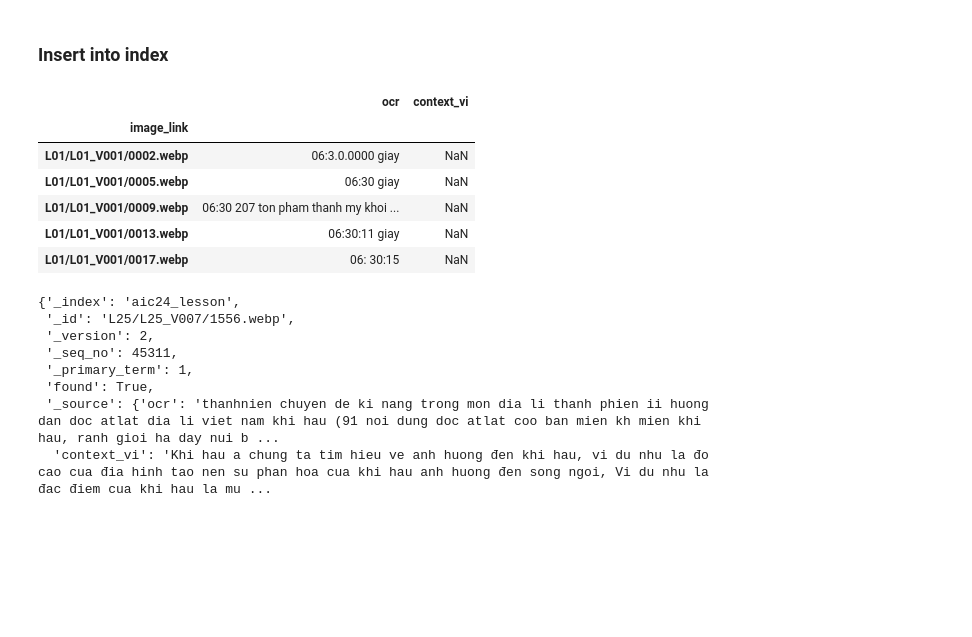
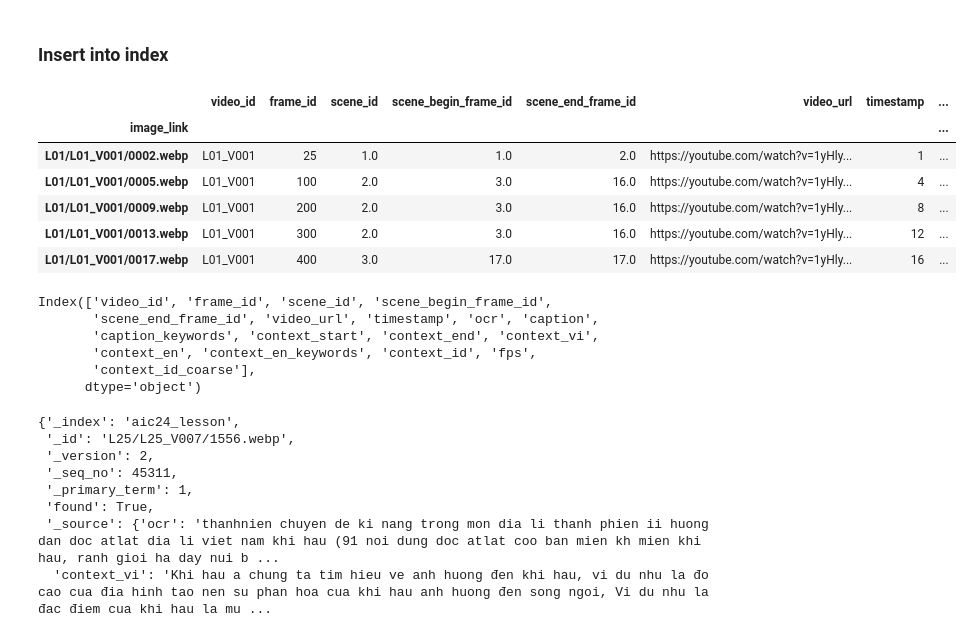
Before and after one commit to praiseTheSunn/LSC24_SemanticSearchWebApp, a Jupyter notebook: backend/main/elastic_search/utils/insert.ipynb, the cells around one changed output. Saved outputs shown, nothing was run; the diff lists cells and outputs as text; code cells hidden in the pictures; blank space fills up the shorter version.

```diff
--- a/backend/main/elastic_search/utils/insert.ipynb
+++ b/backend/main/elastic_search/utils/insert.ipynb
@@ -68,18 +68,26 @@ es_client.indices.create(index=index_name, body=index_settings)
 # %%
 import pandas as pd
 
 metadata_df = pd.read_csv("/root/LSC24_SemanticSearchWebApp/backend/data/metadata/metadata_v8.csv")
-metadata_df_filtered = metadata_df[['image_link', 'ocr', 'context_vi']]
+metadata_df_filtered = metadata_df
 metadata_df_filtered.set_index('image_link', inplace=True)
-metadata_df_filtered.head()
 # %% [output]
-|  | ocr | context_vi |
-| image_link |  |  |
-| L01/L01_V001/0002.webp | 06:3.0.0000 giay | NaN |
-| L01/L01_V001/0005.webp | 06:30 giay | NaN |
-| L01/L01_V001/0009.webp | 06:30 207 ton pham thanh my khoi ... | NaN |
-| L01/L01_V001/0013.webp | 06:30:11 giay | NaN |
-| L01/L01_V001/0017.webp | 06: 30:15 | NaN |
+|  | video_id | frame_id | scene_id | scene_begin_frame_id | scene_end_frame_id | video_url | timestamp | ... |
+| image_link |  |  |  |  |  |  |  | ... |
+| L01/L01_V001/0002.webp | L01_V001 | 25 | 1.0 | 1.0 | 2.0 | https://youtube.com/watch?v=1yHly... | 1 | ... |
+| L01/L01_V001/0005.webp | L01_V001 | 100 | 2.0 | 3.0 | 16.0 | https://youtube.com/watch?v=1yHly... | 4 | ... |
+| L01/L01_V001/0009.webp | L01_V001 | 200 | 2.0 | 3.0 | 16.0 | https://youtube.com/watch?v=1yHly... | 8 | ... |
+| L01/L01_V001/0013.webp | L01_V001 | 300 | 2.0 | 3.0 | 16.0 | https://youtube.com/watch?v=1yHly... | 12 | ... |
+| L01/L01_V001/0017.webp | L01_V001 | 400 | 3.0 | 17.0 | 17.0 | https://youtube.com/watch?v=1yHly... | 16 | ... |
+# %%
+metadata_df_filtered.sample(5).columns
+# %% [output]
+Index(['video_id', 'frame_id', 'scene_id', 'scene_begin_frame_id',
+       'scene_end_frame_id', 'video_url', 'timestamp', 'ocr', 'caption',
+       'caption_keywords', 'context_start', 'context_end', 'context_vi',
+       'context_en', 'context_en_keywords', 'context_id', 'fps',
+       'context_id_coarse'],
+      dtype='object')
 # %%
 import urllib3
 
```
Also changed, not shown: 9 other files.
